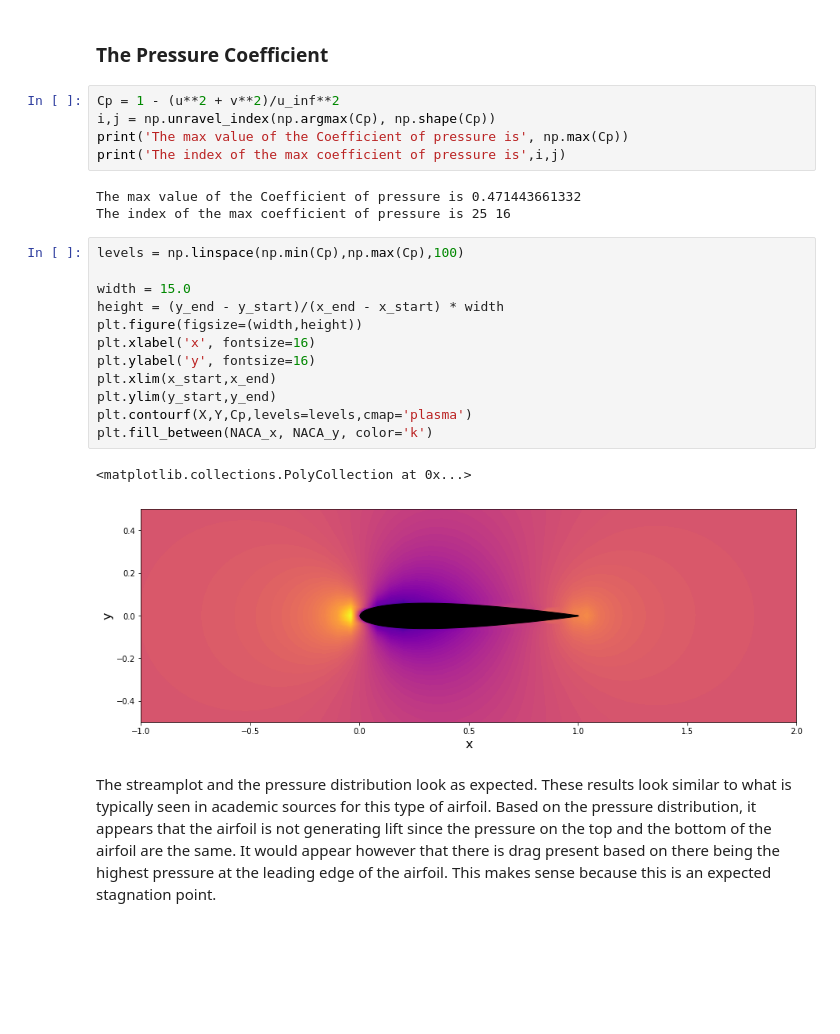
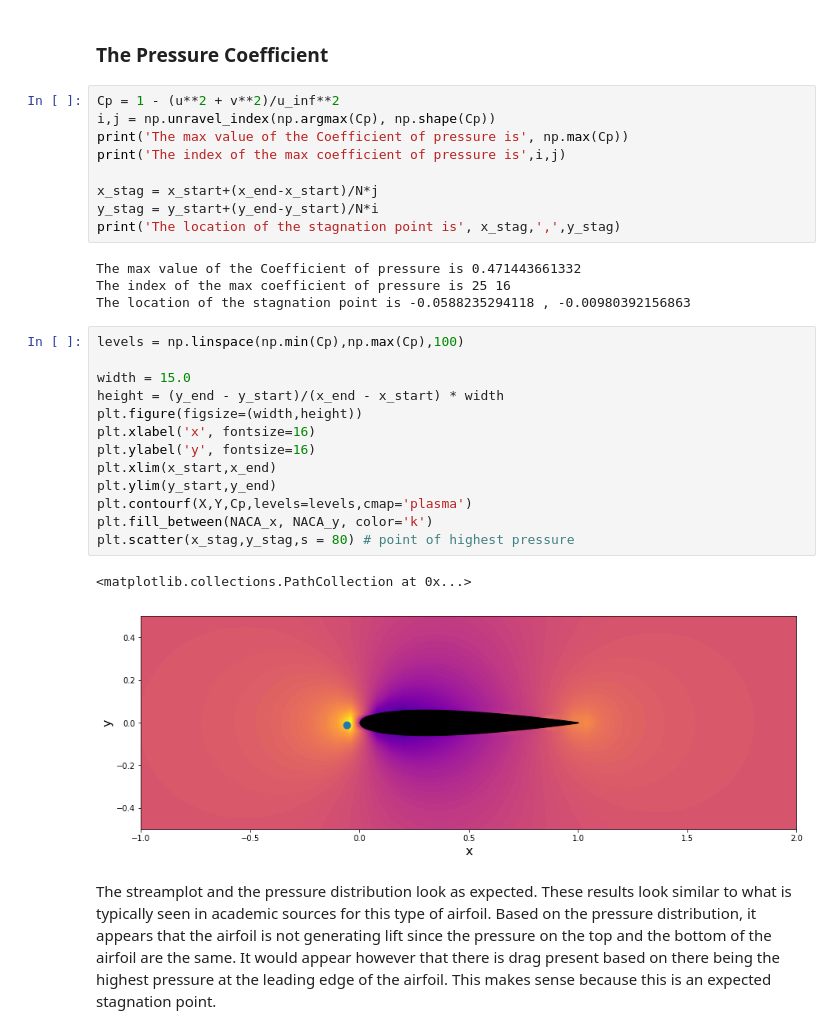
Before and after one commit to kmchoy/mae6226, a Jupyter notebook: Assignment1.ipynb, the cells around one changed output. Saved outputs shown, nothing was run; the diff lists cells and outputs as text; blank space fills up the shorter version.

Commit message:
Add location of stag point on countour

```diff
--- a/Assignment1.ipynb
+++ b/Assignment1.ipynb
@@ -65,23 +65,29 @@ Cp = 1 - (u**2 + v**2)/u_inf**2
 i,j = np.unravel_index(np.argmax(Cp), np.shape(Cp))
 print('The max value of the Coefficient of pressure is', np.max(Cp))
 print('The index of the max coefficient of pressure is',i,j)
+
+x_stag = x_start+(x_end-x_start)/N*j
+y_stag = y_start+(y_end-y_start)/N*i
+print('The location of the stagnation point is', x_stag,',',y_stag)
 # %% [output]
 The max value of the Coefficient of pressure is 0.471443661332
 The index of the max coefficient of pressure is 25 16
+The location of the stagnation point is -0.0588235294118 , -0.00980392156863
 # %%
 levels = np.linspace(np.min(Cp),np.max(Cp),100)
 
 width = 15.0
 height = (y_end - y_start)/(x_end - x_start) * width
 plt.figure(figsize=(width,height))
 plt.xlabel('x', fontsize=16)
 plt.ylabel('y', fontsize=16)
 plt.xlim(x_start,x_end)
 plt.ylim(y_start,y_end)
 plt.contourf(X,Y,Cp,levels=levels,cmap='plasma')
 plt.fill_between(NACA_x, NACA_y, color='k')
+plt.scatter(x_stag,y_stag,s = 80) # point of highest pressure
 # %% [output]
-<matplotlib.collections.PolyCollection at 0x...>
+<matplotlib.collections.PathCollection at 0x...>
-[figure, old version]
+[figure, new version]
 # %% [markdown]
 The streamplot and the pressure distribution look as expected. These results look similar to what is typically seen in academic sources for this type of airfoil. Based on the pressure distribution, it appears that the airfoil is not generating lift since the pressure on the top and the bottom of the airfoil are the same. It would appear however that there is drag present based on there being the highest pressure at the leading edge of the airfoil. This makes sense because this is an expected stagnation point.
```
